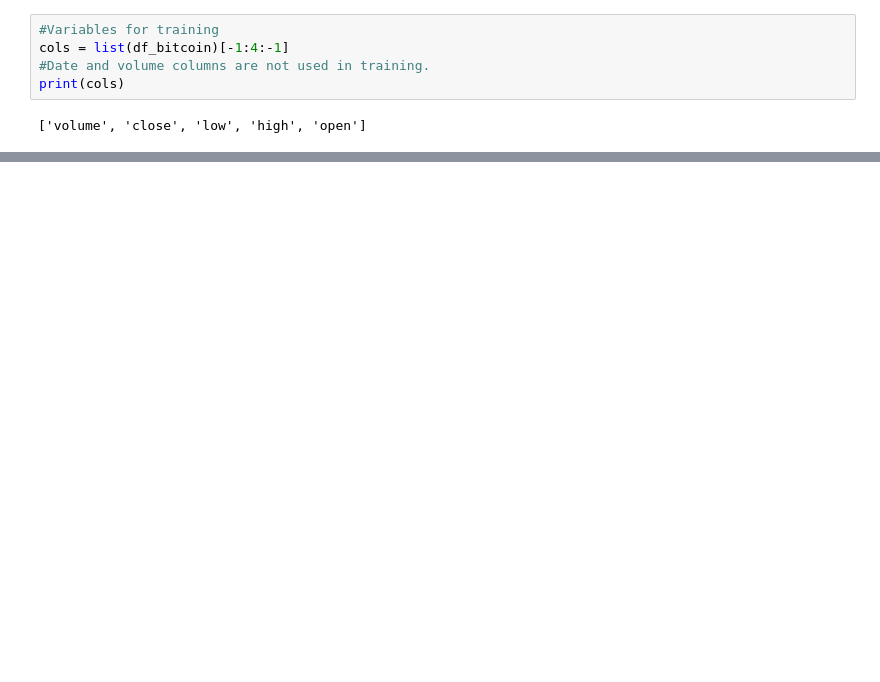
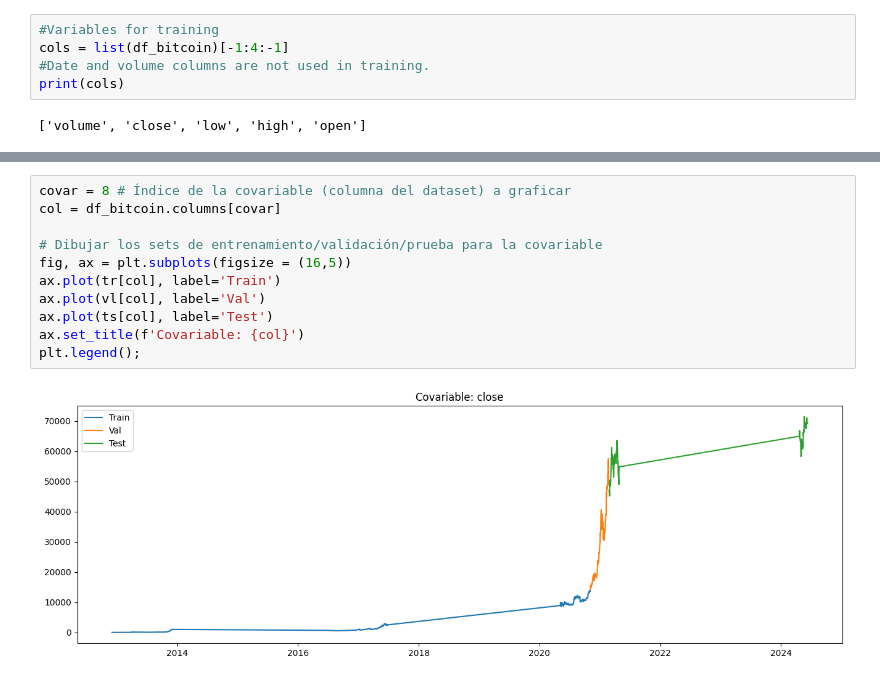
Before and after one commit to LuisFelipePoma/Crypto_App, a Jupyter notebook: src/notebooks/crispdm_model/3_model.ipynb, the cells around one changed output, grey strips where cells are left out. Cells and saved outputs as stored; diff of their text form; blank space fills up the shorter version.

Commit message:
plots all time

```diff
--- a/src/notebooks/crispdm_model/3_model.ipynb
+++ b/src/notebooks/crispdm_model/3_model.ipynb
@@ -49,0 +74,13 @@ print(cols)
+# %%
+covar = 8 # Índice de la covariable (columna del dataset) a graficar
+col = df_bitcoin.columns[covar]
+
+# Dibujar los sets de entrenamiento/validación/prueba para la covariable
+fig, ax = plt.subplots(figsize = (16,5))
+ax.plot(tr[col], label='Train')
+ax.plot(vl[col], label='Val')
+ax.plot(ts[col], label='Test')
+ax.set_title(f'Covariable: {col}')
+plt.legend();
+# %% [output]
+[figure, added]
```
Also changed, not shown: parts of 18 cells of this notebook, 31 other files.
